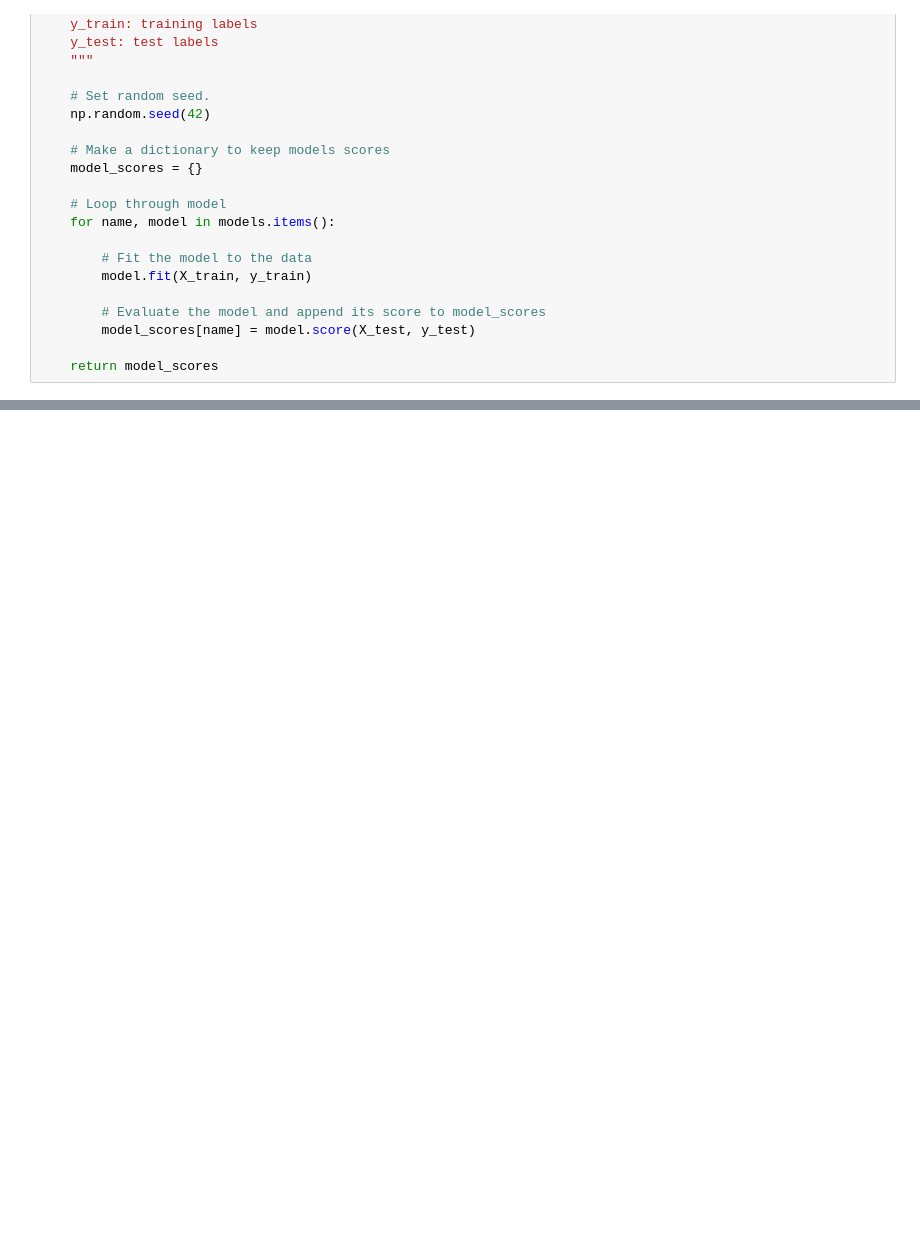
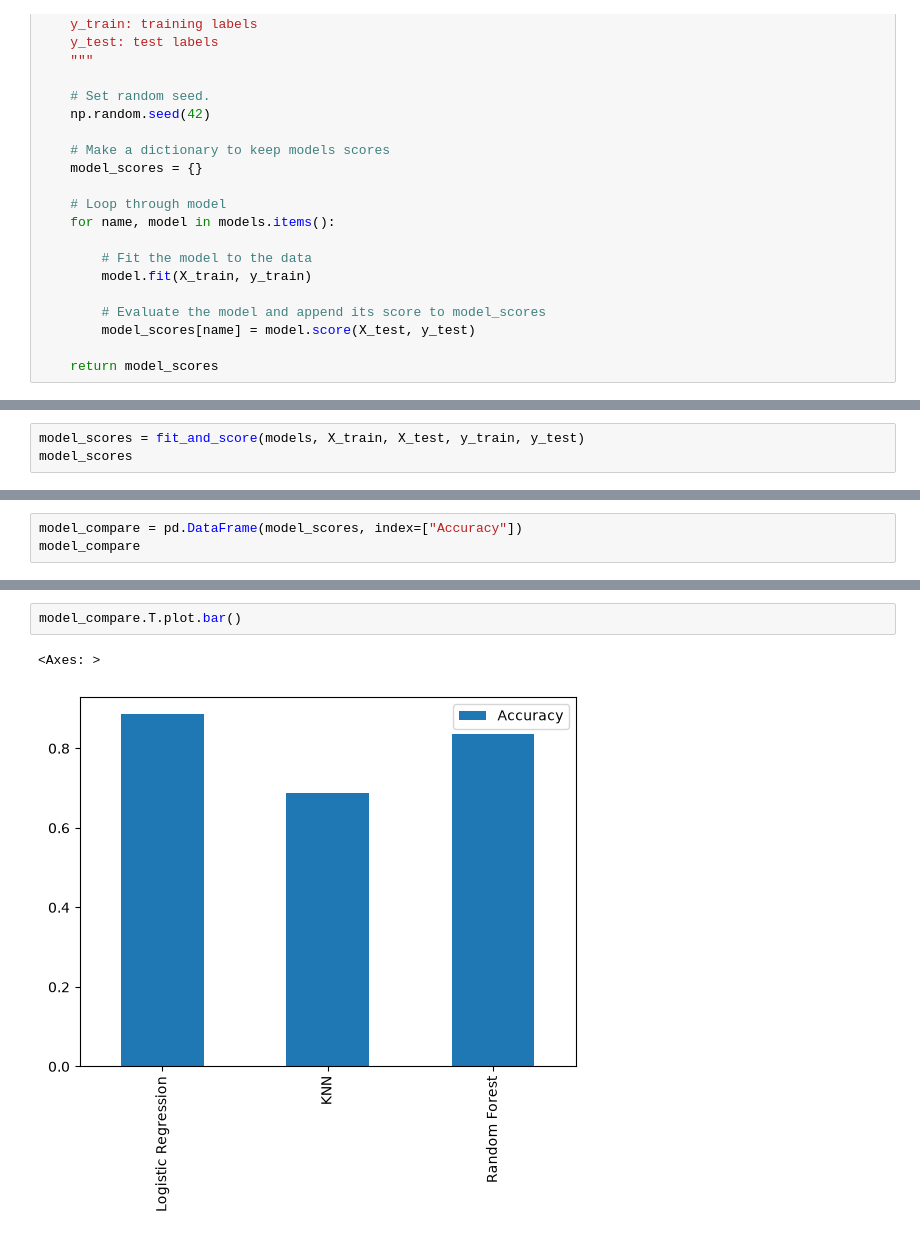
Before and after one commit to Sachin-840480/learning-ml-and-ds, a Jupyter notebook: Supervised Learning (Classification)/backup.ipynb, the cells around one changed output, grey strips where cells are left out. Drawn from its saved outputs; the diff is of its cells as text; blank space fills up the shorter version.

```diff
--- a/Supervised Learning (Classification)/backup.ipynb
+++ b/Supervised Learning (Classification)/backup.ipynb
@@ -483,0 +486,3 @@ def fit_and_score(models, X_train, X_test, y_train, y_test):
+# %%
+model_scores = fit_and_score(models, X_train, X_test, y_train, y_test)
+model_scores
@@ -483,0 +503,3 @@ def fit_and_score(models, X_train, X_test, y_train, y_test):
+# %%
+model_compare = pd.DataFrame(model_scores, index=["Accuracy"])
+model_compare
@@ -483,0 +516,5 @@ def fit_and_score(models, X_train, X_test, y_train, y_test):
+# %%
+model_compare.T.plot.bar()
+# %% [output]
+<Axes: >
+[figure, added]
```
Also changed, not shown: parts of 5 cells of this notebook.
